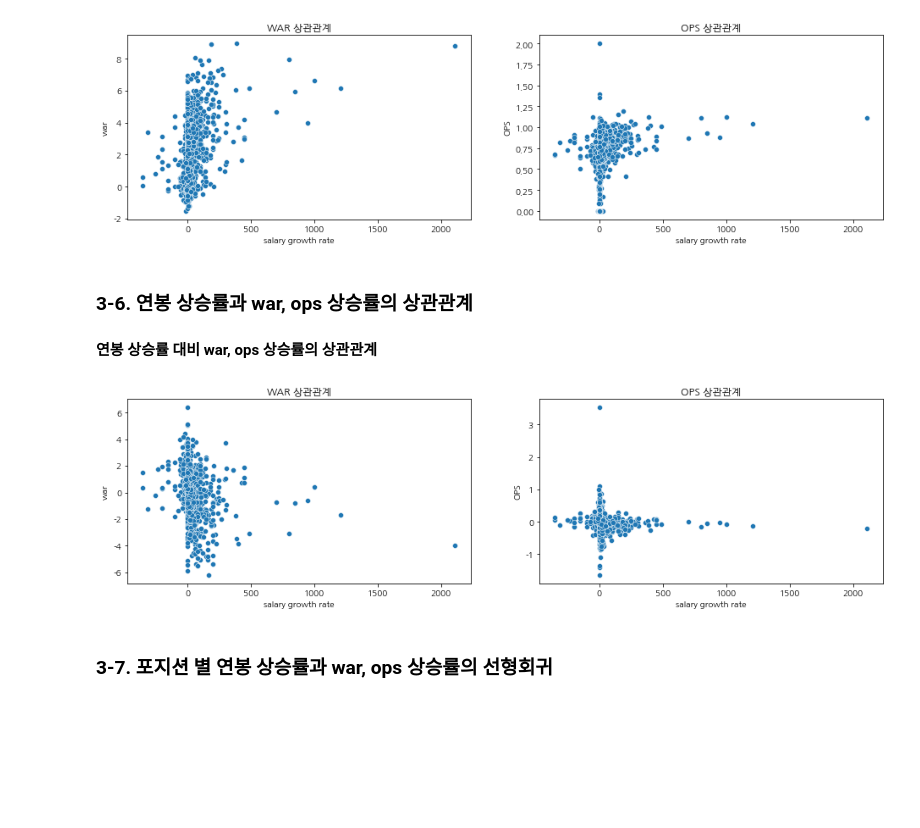
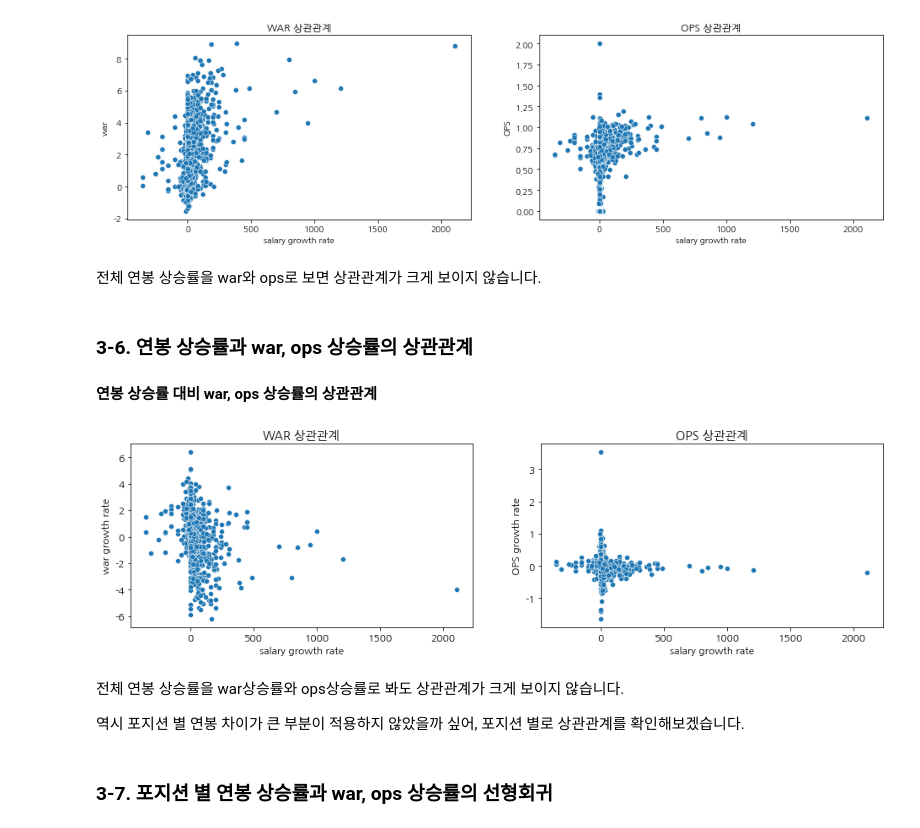
Before and after one commit to haminse/Dataton, a Jupyter notebook: 최종_[DATACON]KBO_Baseball_Visualization.ipynb, the cells around one changed output. Saved outputs shown, nothing was run; the diff lists cells and outputs as text; code cells hidden in the pictures; blank space fills up the shorter version.

```diff
--- a/최종_[DATACON]KBO_Baseball_Visualization.ipynb
+++ b/최종_[DATACON]KBO_Baseball_Visualization.ipynb
@@ -35,7 +35,7 @@ import os
 
 from pathlib import Path
 # %%
-data = pd.read_csv('~/aiffel/03.DS/2019_kbo_for_kaggle_v2.csv')
+data = pd.read_csv('~/aiffel/datacon/2019_kbo_for_kaggle_v2.csv')
 data
 # %% [output]
 |  | batter_name | age | G | PA | AB | R | H | 2B | 3B | HR | ... | ... |
@@ -429,6 +429,8 @@ plt.ylabel('OPS')
 plt.show()
 # %% [output]
 [figure]
+# %% [markdown]
+전체 연봉 상승률을 war와 ops로 보면 상관관계가 크게 보이지 않습니다.
 # %% [markdown]
 ### 3-6. 연봉 상승률과 war, ops 상승률의 상관관계
 
@@ -436,20 +438,24 @@ plt.show()
 # %%
 plt.figure(figsize=(16, 4))
 
 plt.subplot(121)
 plt.title('WAR 상관관계')
 sns.scatterplot(x = data_correlation['salary_growth_rate'], y = data_correlation['war_growth_rate'])
 plt.xlabel('salary growth rate')
-plt.ylabel('war')
+plt.ylabel('war growth rate')
 
 plt.subplot(122)
 plt.title('OPS 상관관계')
 sns.scatterplot(x = data_correlation['salary_growth_rate'], y = data_correlation['ops_growth_rate'])
 plt.xlabel('salary growth rate')
-plt.ylabel('OPS')
+plt.ylabel('OPS growth rate')
 plt.show()
 # %% [output]
-[figure, old version]
+[figure, new version]
+# %% [markdown]
+전체 연봉 상승률을 war상승률와 ops상승률로 봐도 상관관계가 크게 보이지 않습니다.
+
+역시 포지션 별 연봉 차이가 큰 부분이 적용하지 않았을까 싶어, 포지션 별로 상관관계를 확인해보겠습니다.
 # %% [markdown]
 ### 3-7. 포지션 별 연봉 상승률과 war, ops 상승률의 선형회귀
 # %%
```
Also changed, not shown: parts of 7 cells of this notebook.
